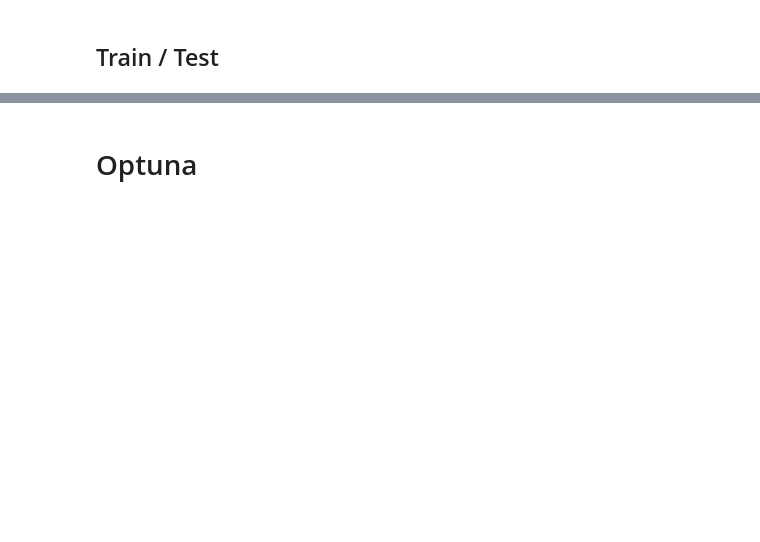
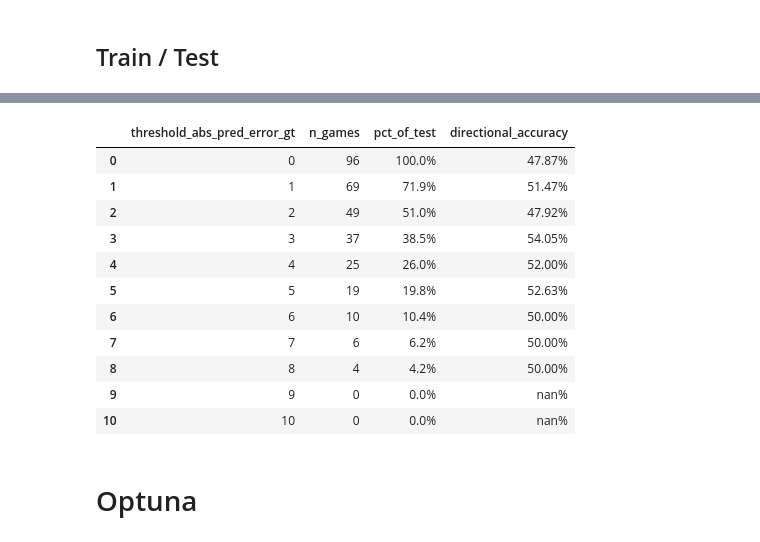
Before and after one commit to aalvarezvarela/NBA_over_under_predictor, a Jupyter notebook: lab/diff_from_line/regressor/all_odds_regressor error_line only_last_seasons new_tsplit.ipynb, the cells around one changed output, grey strips where cells are left out. Cells and saved outputs as stored; diff of their text form; code cells hidden in the pictures; blank space fills up the shorter version.

```diff
--- a/lab/diff_from_line/regressor/all_odds_regressor error_line only_last_seasons new_tsplit.ipynb
+++ b/lab/diff_from_line/regressor/all_odds_regressor error_line only_last_seasons new_tsplit.ipynb
@@ -346,0 +539,30 @@ display(
+# %%
+weighted_xgb.fit(X_dev, y_dev)
+
+y_pred_test_error = weighted_xgb.predict(X_test_final)
+
+mse = mean_squared_error(y_test_final, y_pred_test_error)
+rmse = root_mean_squared_error(y_test_final, y_pred_test_error)
+mae = mean_absolute_error(y_test_final, y_pred_test_error)
+ou_acc = over_under_betting_accuracy_error_line(
+    y_true_error=y_test_final,
+    y_pred_error=y_pred_test_error,
+)
+ou_acc_edge_2 = over_under_betting_accuracy_error_line_with_min_edge(
+    y_true_error=y_test_final,
+    y_pred_error=y_pred_test_error,
+    min_edge=2,
+)
+ou_acc_edge_4 = over_under_betting_accuracy_error_line_with_min_edge(
+    y_true_error=y_test_final,
+    y_pred_error=y_pred_test_error,
+    min_edge=4,
+)
+
+print("Final test metrics")
+print(f"MSE: {mse:.5f}")
+print(f"RMSE: {rmse:.5f}")
+print(f"MAE: {mae:.5f}")
+print(f"OU_Betting_Accuracy: {ou_acc:.2%}")
+print(f"OU_Betting_Accuracy_Edge_2: {ou_acc_edge_2:.2%}")
+print(f"OU_Betting_Accuracy_Edge_4: {ou_acc_edge_4:.2%}")
@@ -347,2 +577,28 @@ display(
+# %%
+results_df, y_pred_test_error = evaluate_error_thresholds(
+    model=weighted_xgb,
+    X_test=X_test_final,
+    y_test_error=y_test_final,
+    thresholds=range(0, 11),
+)
+
+display(
+    results_df.style.format(
+        {"pct_of_test": "{:.1%}", "directional_accuracy": "{:.2%}"}
+    )
+)
+# %% [output]
+|  | threshold_abs_pred_error_gt | n_games | pct_of_test | directional_accuracy |
+| 0 | 0 | 96 | 100.0% | 47.87% |
+| 1 | 1 | 69 | 71.9% | 51.47% |
+| 2 | 2 | 49 | 51.0% | 47.92% |
+| 3 | 3 | 37 | 38.5% | 54.05% |
+| 4 | 4 | 25 | 26.0% | 52.00% |
+| 5 | 5 | 19 | 19.8% | 52.63% |
+| 6 | 6 | 10 | 10.4% | 50.00% |
+| 7 | 7 | 6 | 6.2% | 50.00% |
+| 8 | 8 | 4 | 4.2% | 50.00% |
+| 9 | 9 | 0 | 0.0% | nan% |
+| 10 | 10 | 0 | 0.0% | nan% |
 # %% [markdown]
 # Optuna
```
Also changed, not shown: parts of 29 cells of this notebook, 3 other files.
